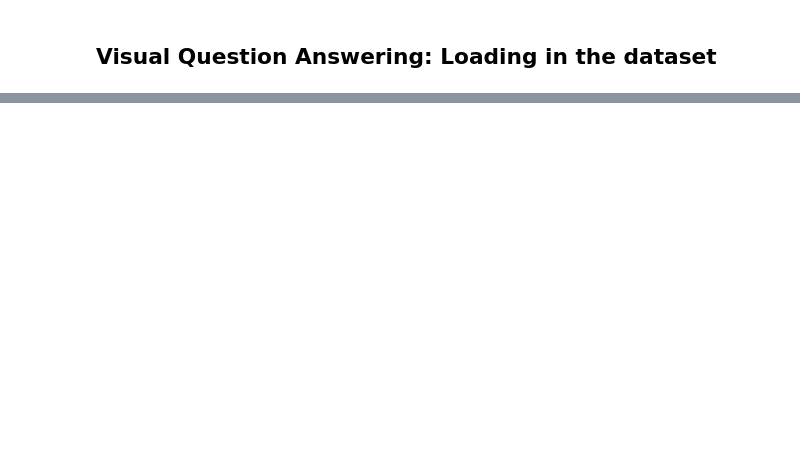
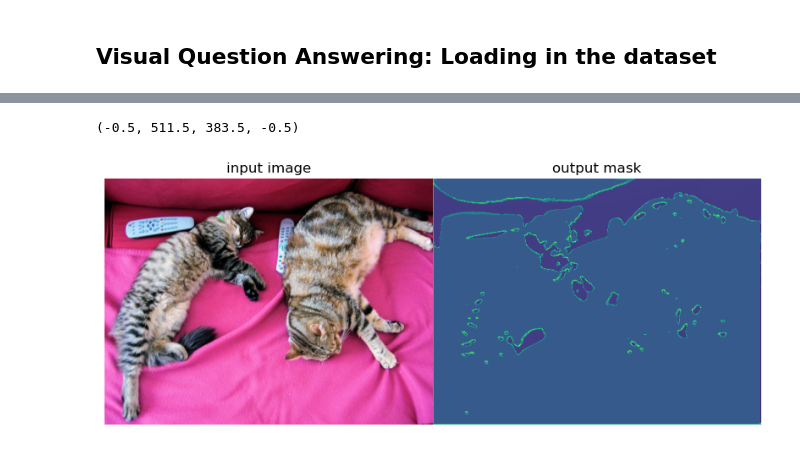
Before and after one commit to projectayre/ayre, a Jupyter notebook: visual-question-answering/vqanotebook.ipynb, the cells around one changed output, grey strips where cells are left out. Drawn from its saved outputs; the diff is of its cells as text; code cells hidden in the pictures; blank space fills up the shorter version.

```diff
--- a/visual-question-answering/vqanotebook.ipynb
+++ b/visual-question-answering/vqanotebook.ipynb
@@ -99,0 +127,14 @@ tensor([  6,   8,  15,  25,  30,  32,  36,  39,  44,  55,  74,  81,  82,  86,
+# %%
+fig = plt.figure(figsize=(10, 6))
+fig.add_subplot(1, 2, 1)
+plt.imshow(make_grid(trns(image)).permute(1, 2, 0))
+plt.title("input image")
+plt.axis("off")
+fig.add_subplot(1, 2, 2)
+plt.imshow(make_grid(segmask.permute(1, 2, 0)))
+plt.title("output mask")
+plt.subplots_adjust(wspace=0, hspace=0)
+plt.axis("off")
+# %% [output]
+(-0.5, 511.5, 383.5, -0.5)
+[figure, added]
```
Also changed, not shown: parts of 6 cells of this notebook.
